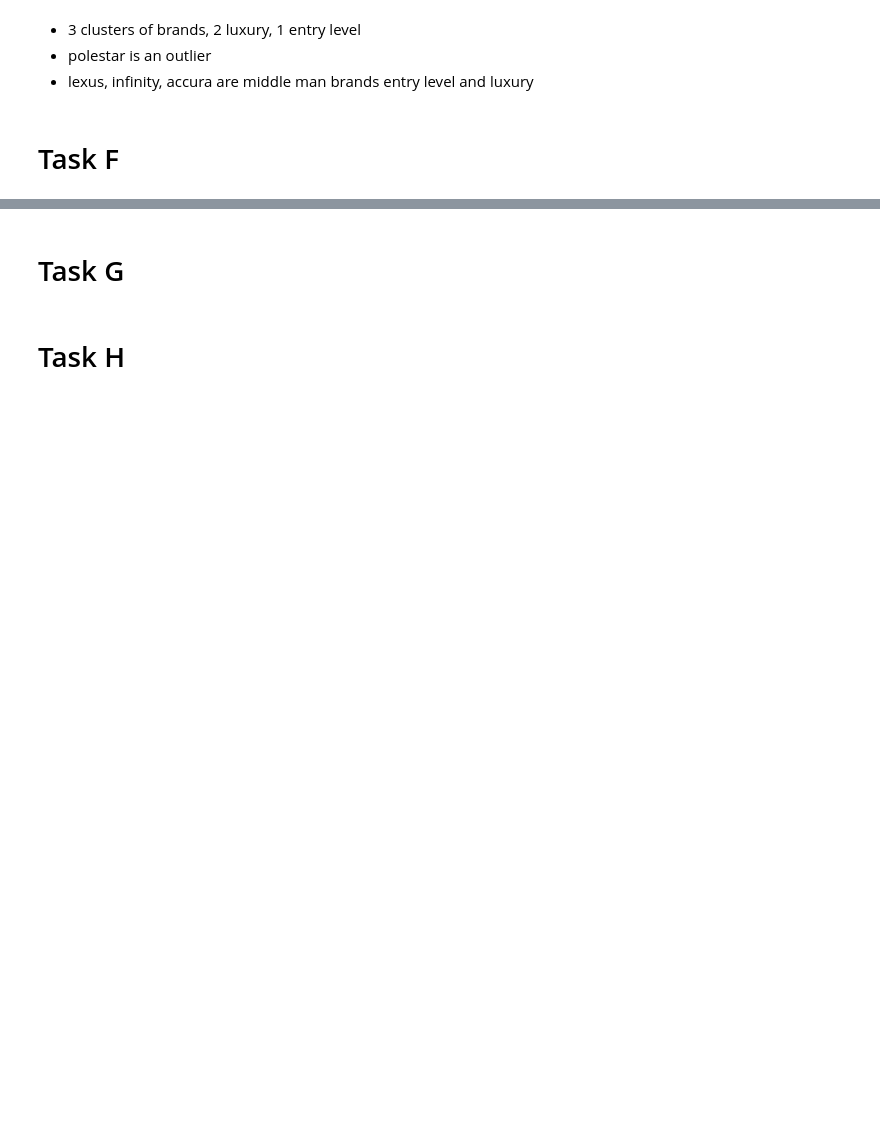
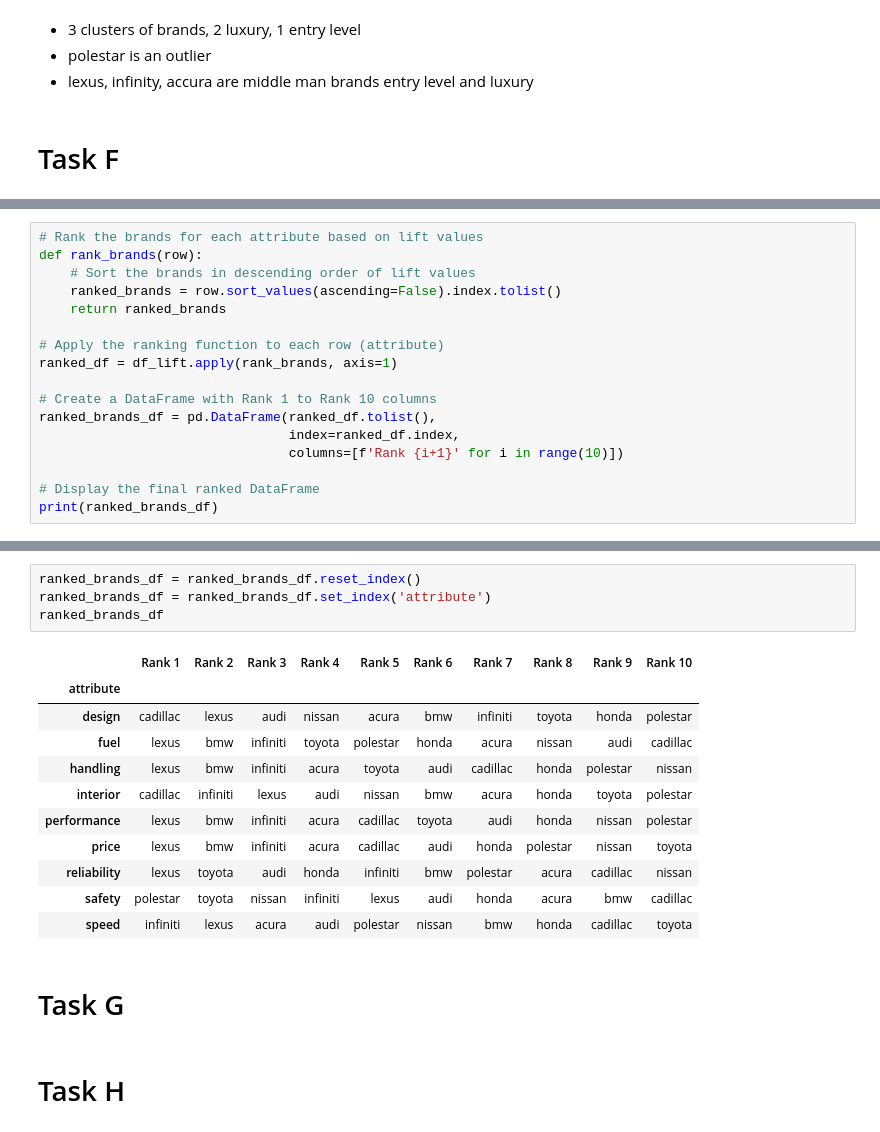
Before and after one commit to jncurrea/Edmunds_Scraper, a Jupyter notebook: edmunds_scraper.ipynb, the cells around one changed output, grey strips where cells are left out. Saved outputs shown, nothing was run; the diff lists cells and outputs as text; blank space fills up the shorter version.

```diff
--- a/edmunds_scraper.ipynb
+++ b/edmunds_scraper.ipynb
@@ -633,0 +575,17 @@ top_10_brands_df.reset_index()
+# %%
+# Rank the brands for each attribute based on lift values
+def rank_brands(row):
+    # Sort the brands in descending order of lift values
+    ranked_brands = row.sort_values(ascending=False).index.tolist()
+    return ranked_brands
+
+# Apply the ranking function to each row (attribute)
+ranked_df = df_lift.apply(rank_brands, axis=1)
+
+# Create a DataFrame with Rank 1 to Rank 10 columns
+ranked_brands_df = pd.DataFrame(ranked_df.tolist(),
+                                index=ranked_df.index,
+                                columns=[f'Rank {i+1}' for i in range(10)])
+
+# Display the final ranked DataFrame
+print(ranked_brands_df)
@@ -634,3 +610,19 @@ top_10_brands_df.reset_index()
+# %%
+ranked_brands_df = ranked_brands_df.reset_index()
+ranked_brands_df = ranked_brands_df.set_index('attribute')
+ranked_brands_df
+# %% [output]
+|  | Rank 1 | Rank 2 | Rank 3 | Rank 4 | Rank 5 | Rank 6 | Rank 7 | Rank 8 | Rank 9 | Rank 10 |
+| attribute |  |  |  |  |  |  |  |  |  |  |
+| design | cadillac | lexus | audi | nissan | acura | bmw | infiniti | toyota | honda | polestar |
+| fuel | lexus | bmw | infiniti | toyota | polestar | honda | acura | nissan | audi | cadillac |
+| handling | lexus | bmw | infiniti | acura | toyota | audi | cadillac | honda | polestar | nissan |
+| interior | cadillac | infiniti | lexus | audi | nissan | bmw | acura | honda | toyota | polestar |
+| performance | lexus | bmw | infiniti | acura | cadillac | toyota | audi | honda | nissan | polestar |
+| price | lexus | bmw | infiniti | acura | cadillac | audi | honda | polestar | nissan | toyota |
+| reliability | lexus | toyota | audi | honda | infiniti | bmw | polestar | acura | cadillac | nissan |
+| safety | polestar | toyota | nissan | infiniti | lexus | audi | honda | acura | bmw | cadillac |
+| speed | infiniti | lexus | acura | audi | polestar | nissan | bmw | honda | cadillac | toyota |
 # %% [markdown]
 # Task G
 # %% [markdown]
```
Also changed, not shown: parts of 15 cells of this notebook.
